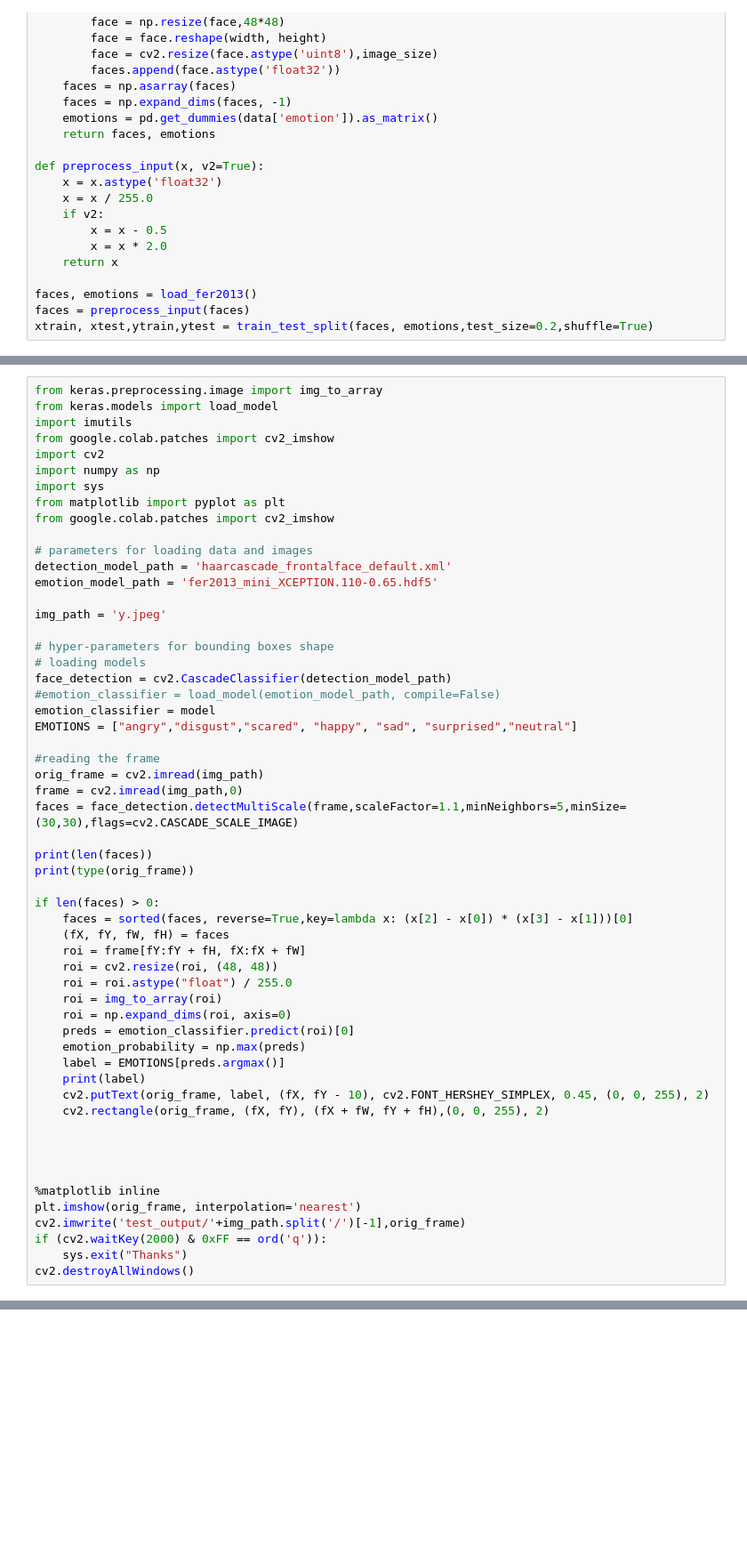
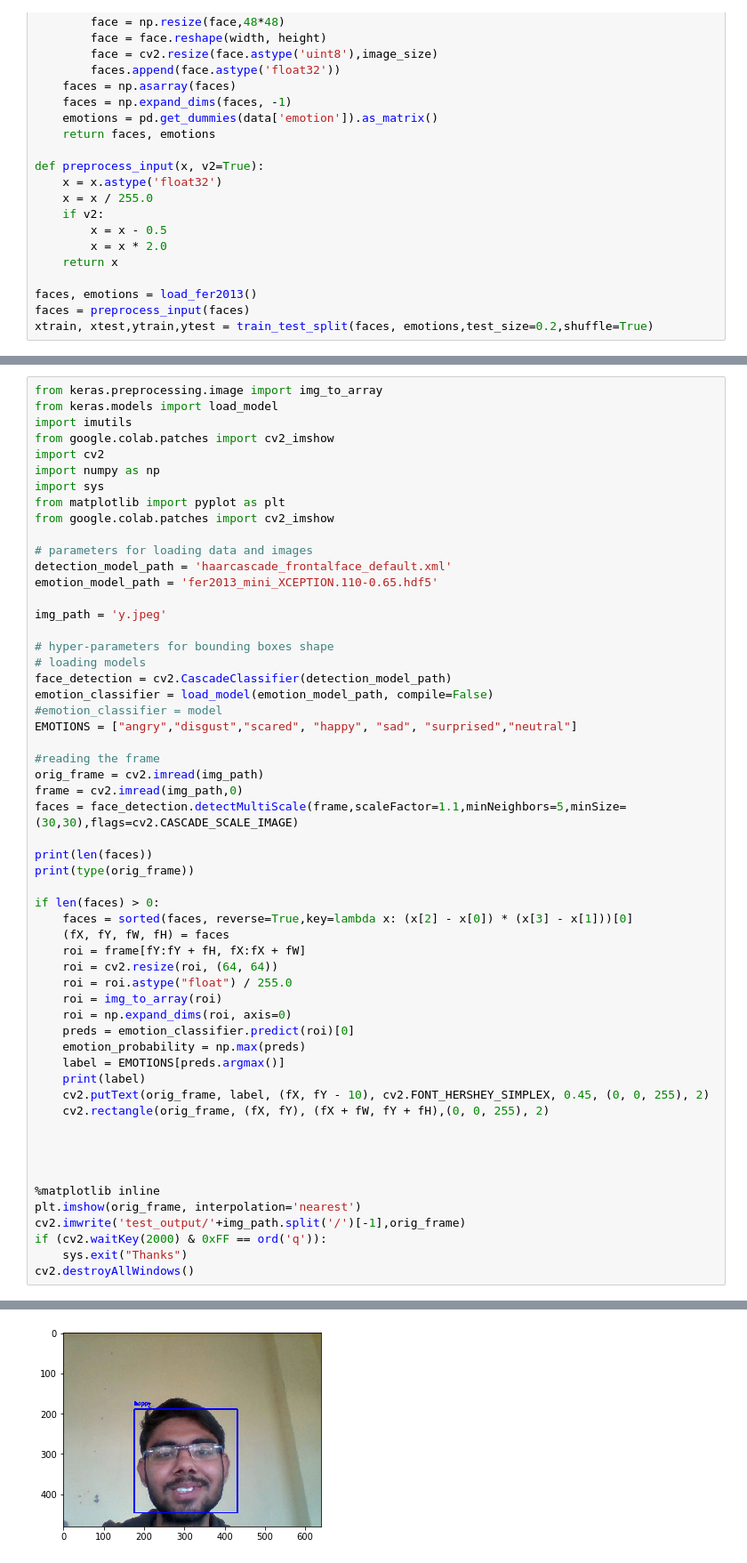
Before and after one commit to akshat-suwalka/Emotion-Recognition, a Jupyter notebook: emotion_detector.ipynb, the cells around one changed output, grey strips where cells are left out. Shown at 89% size. Drawn from its saved outputs; the diff is of its cells as text; blank space fills up the shorter version.

```diff
--- a/emotion_detector.ipynb
+++ b/emotion_detector.ipynb
@@ -295,8 +272,8 @@ img_path = 'y.jpeg'
 # hyper-parameters for bounding boxes shape
 # loading models
 face_detection = cv2.CascadeClassifier(detection_model_path)
-#emotion_classifier = load_model(emotion_model_path, compile=False)
-emotion_classifier = model
+emotion_classifier = load_model(emotion_model_path, compile=False)
+#emotion_classifier = model
 EMOTIONS = ["angry","disgust","scared", "happy", "sad", "surprised","neutral"]
 
 #reading the frame
@@ -311,7 +288,7 @@ if len(faces) > 0:
     faces = sorted(faces, reverse=True,key=lambda x: (x[2] - x[0]) * (x[3] - x[1]))[0]
     (fX, fY, fW, fH) = faces
     roi = frame[fY:fY + fH, fX:fX + fW]
-    roi = cv2.resize(roi, (48, 48))
+    roi = cv2.resize(roi, (64, 64))
     roi = roi.astype("float") / 255.0
     roi = img_to_array(roi)
     roi = np.expand_dims(roi, axis=0)
@@ -335,0 +315 @@ NameError: ignored
+[figure, added]
```
Also changed, not shown: parts of 11 cells of this notebook.
